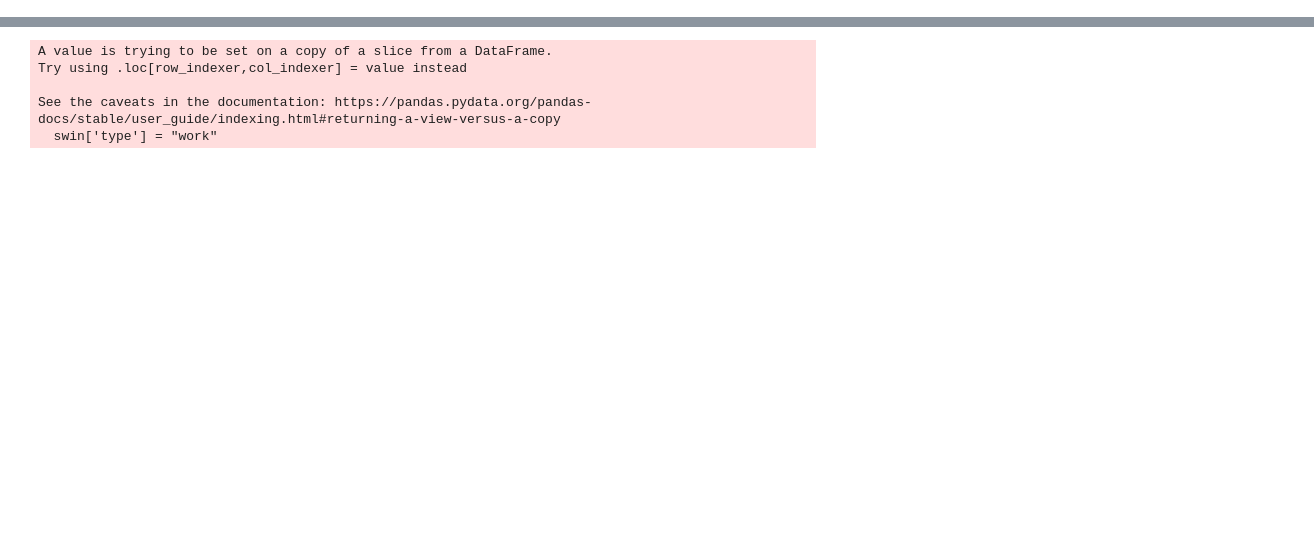
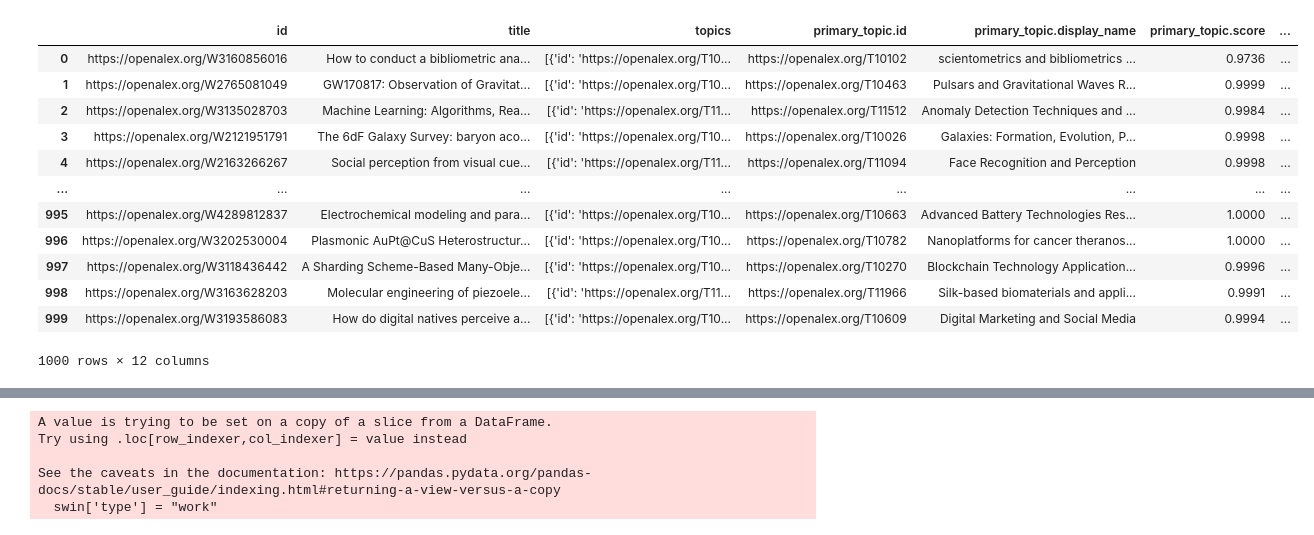
Before and after one commit to 0luhancheng0/pyalex, a Jupyter notebook: demo.ipynb, the cells around one changed output, grey strips where cells are left out. Drawn from its saved outputs; the diff is of its cells as text; code cells hidden in the pictures; blank space fills up the shorter version.

```diff
--- a/demo.ipynb
+++ b/demo.ipynb
@@ -10,6 +10,7 @@ from pyalex import invert_abstract
 swin = (
     await Works()
     .filter_by_institution("https://openalex.org/I57093077")
+    .select("id,title,topics,primary_topic")
     .get(limit=1000)
 )
 # %% [output]
@@ -33,0 +19,16 @@ swin
+# %%
+pd.json_normalize(swin.to_dict(orient="records"))
+# %% [output]
+|  | id | title | topics | primary_topic.id | primary_topic.display_name | primary_topic.score | ... |
+| 0 | https://openalex.org/W3160856016 | How to conduct a bibliometric ana... | [{'id': 'https://openalex.org/T10... | https://openalex.org/T10102 | scientometrics and bibliometrics ... | 0.9736 | ... |
+| 1 | https://openalex.org/W2765081049 | GW170817: Observation of Gravitat... | [{'id': 'https://openalex.org/T10... | https://openalex.org/T10463 | Pulsars and Gravitational Waves R... | 0.9999 | ... |
+| 2 | https://openalex.org/W3135028703 | Machine Learning: Algorithms, Rea... | [{'id': 'https://openalex.org/T11... | https://openalex.org/T11512 | Anomaly Detection Techniques and ... | 0.9984 | ... |
+| 3 | https://openalex.org/W2121951791 | The 6dF Galaxy Survey: baryon aco... | [{'id': 'https://openalex.org/T10... | https://openalex.org/T10026 | Galaxies: Formation, Evolution, P... | 0.9998 | ... |
+| 4 | https://openalex.org/W2163266267 | Social perception from visual cue... | [{'id': 'https://openalex.org/T11... | https://openalex.org/T11094 | Face Recognition and Perception | 0.9998 | ... |
+| ... | ... | ... | ... | ... | ... | ... | ... |
+| 995 | https://openalex.org/W4289812837 | Electrochemical modeling and para... | [{'id': 'https://openalex.org/T10... | https://openalex.org/T10663 | Advanced Battery Technologies Res... | 1.0000 | ... |
+| 996 | https://openalex.org/W3202530004 | Plasmonic AuPt@CuS Heterostructur... | [{'id': 'https://openalex.org/T10... | https://openalex.org/T10782 | Nanoplatforms for cancer theranos... | 1.0000 | ... |
+| 997 | https://openalex.org/W3118436442 | A Sharding Scheme-Based Many-Obje... | [{'id': 'https://openalex.org/T10... | https://openalex.org/T10270 | Blockchain Technology Application... | 0.9996 | ... |
+| 998 | https://openalex.org/W3163628203 | Molecular engineering of piezoele... | [{'id': 'https://openalex.org/T11... | https://openalex.org/T11966 | Silk-based biomaterials and appli... | 0.9991 | ... |
+| 999 | https://openalex.org/W3193586083 | How do digital natives perceive a... | [{'id': 'https://openalex.org/T10... | https://openalex.org/T10609 | Digital Marketing and Social Media | 0.9994 | ... |
+1000 rows × 12 columns
```
Also changed, not shown: parts of 4 cells of this notebook, 18 other files.
